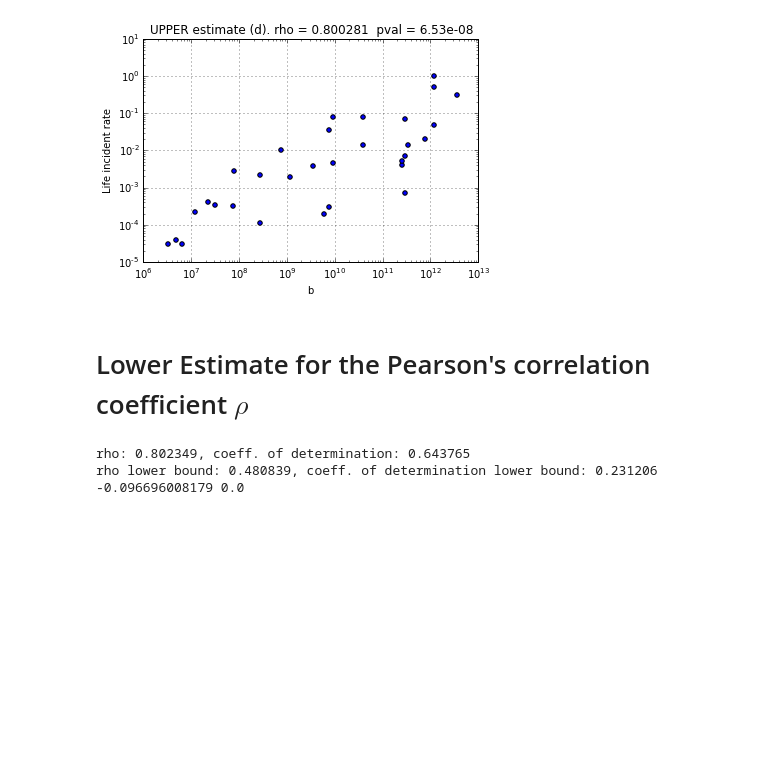
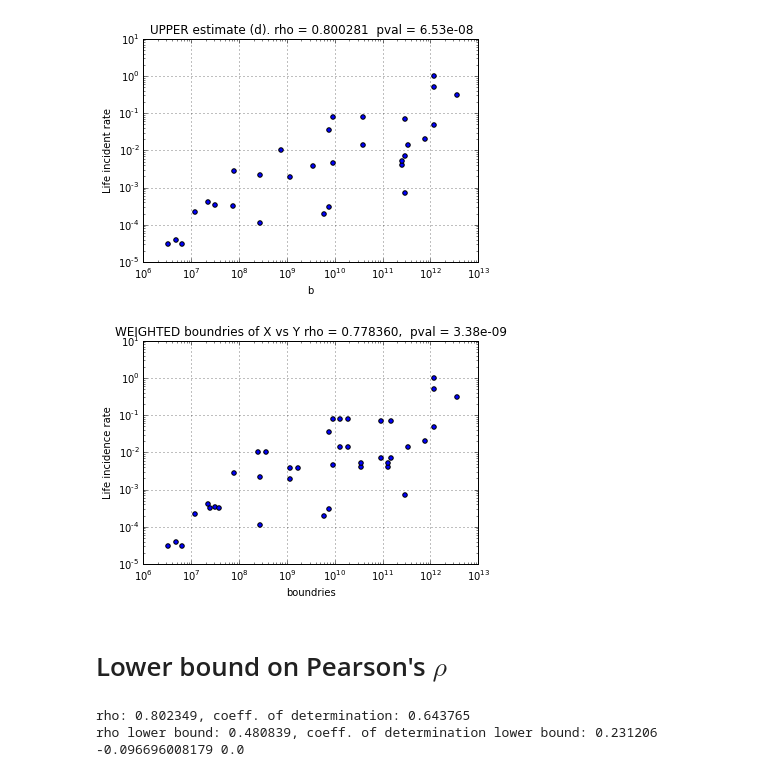
Before and after one commit to nitinksingh/bad-luck, a Jupyter notebook: analysis.ipynb, the cells around one changed output. Cells and saved outputs as stored; diff of their text form; code cells hidden in the pictures; blank space fills up the shorter version.

```diff
--- a/analysis.ipynb
+++ b/analysis.ipynb
@@ -72,8 +72,26 @@ df.plot(xi, yi, kind='scatter', logx=True, logy=True, title=title);
 plt.show()
 # %% [output]
 [figure]
+# %%
+tx = map(float, list(df['a'])); ty = map(float, list(df['Life incident rate']))
+
+idx = list(df.index)
+for i, bi in enumerate(df['b']):
+    if tx[i] != bi:
+        tx.append(bi/2)
+        ty.append(ty[i])
+        idx.append(idx[i])
+
+        tx[i] = tx[i]/2
+
+new_df = pd.DataFrame.from_records(zip(ty,tx), index=idx, columns=['Life incidence rate', 'boundries'])
+
+title = "WEIGHTED boundries of X vs Y rho = %f,  pval = %.2e" %stats.pearsonr(np.log10(np.array(tx)), np.log10(np.array(ty)))
+new_df.plot(1, 0, kind='scatter', logx=True, logy=True, title=title);
+# %% [output]
+[figure, added]
 # %% [markdown]
-# Lower Estimate for the Pearson's correlation coefficient $\rho$
+# Lower bound on Pearson's $\rho$
 # %%
 x = np.array(df['x-bar'])
 y = np.array(df['Life incident rate'])
```
Also changed, not shown: parts of 3 cells of this notebook.
